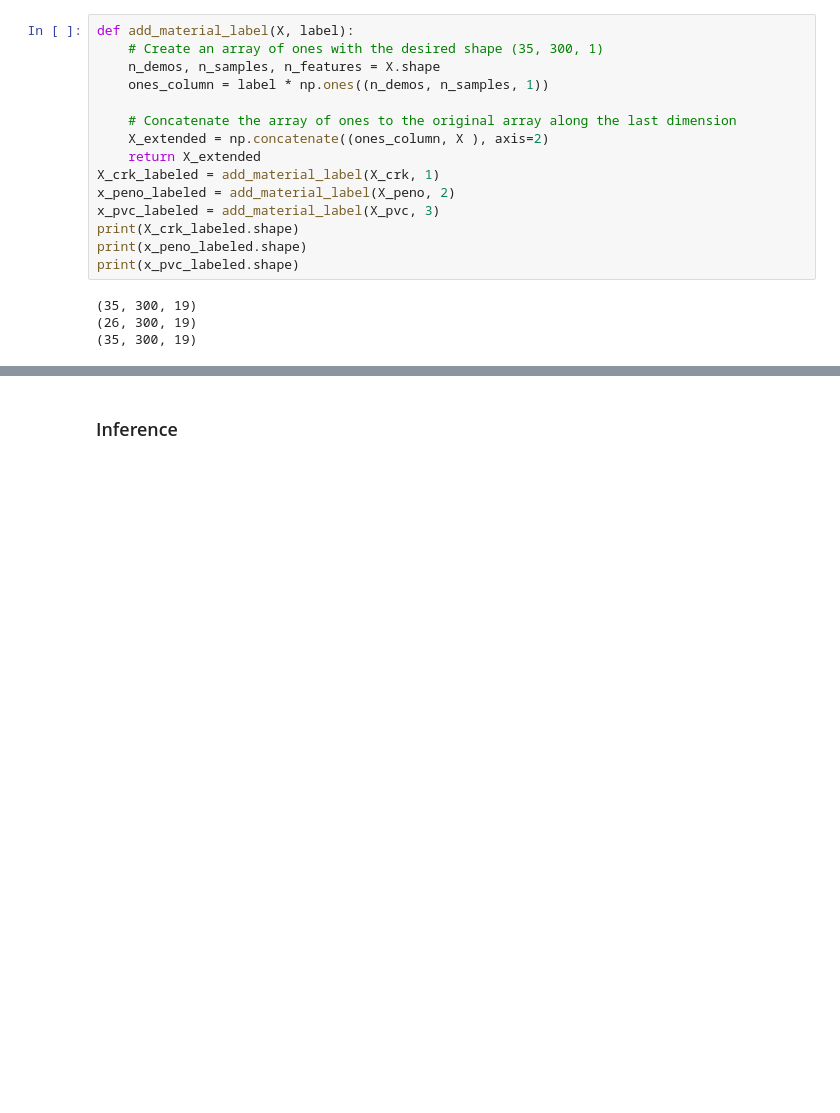
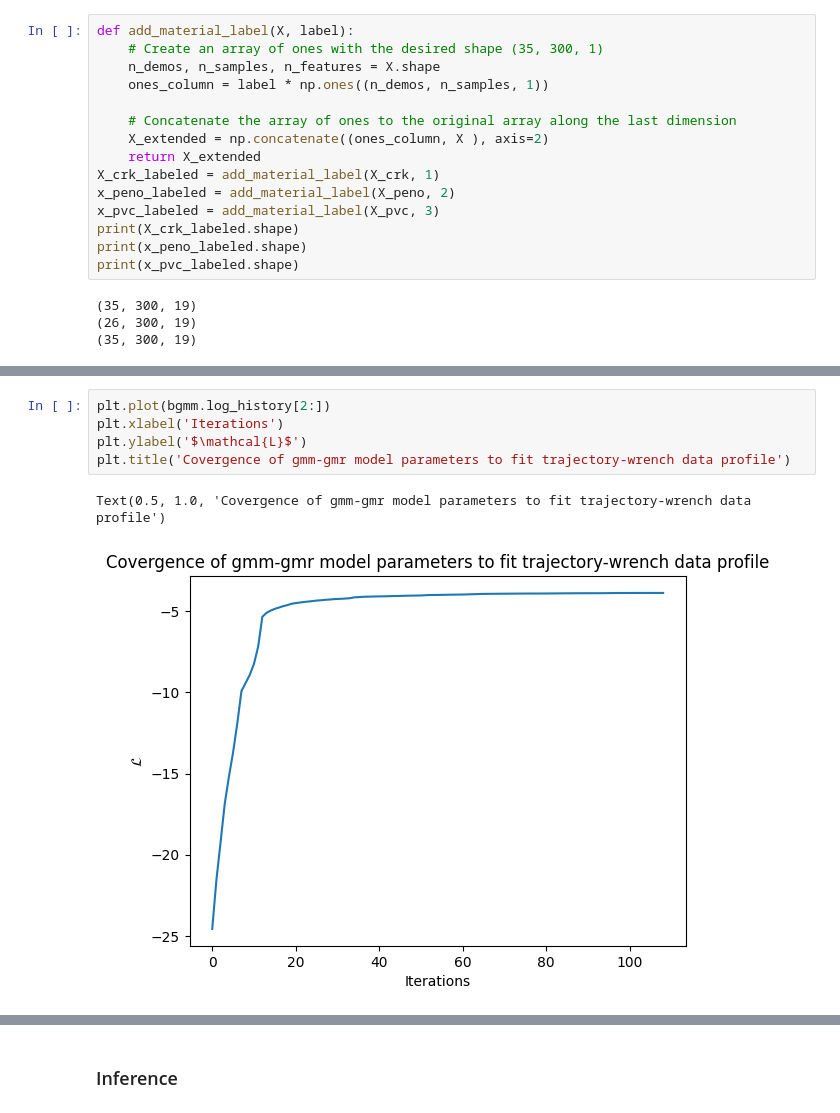
Before and after one commit to waddah27/GMR-Analysis, a Jupyter notebook: gmr_analysis 2conds.ipynb, the cells around one changed output, grey strips where cells are left out. Cells and saved outputs as stored; diff of their text form; blank space fills up the shorter version.

```diff
--- a/gmr_analysis 2conds.ipynb
+++ b/gmr_analysis 2conds.ipynb
@@ -219,0 +217,8 @@ Text(0.5, 1.0, 'Covergence of gmm-gmr model parameters to fit trajectory-wrench
+# %%
+plt.plot(bgmm.log_history[2:])
+plt.xlabel('Iterations')
+plt.ylabel('$\mathcal{L}$')
+plt.title('Covergence of gmm-gmr model parameters to fit trajectory-wrench data profile')
+# %% [output]
+Text(0.5, 1.0, 'Covergence of gmm-gmr model parameters to fit trajectory-wrench data profile')
+[figure, added]
```
Also changed, not shown: parts of 13 cells of this notebook, 13 other files.
